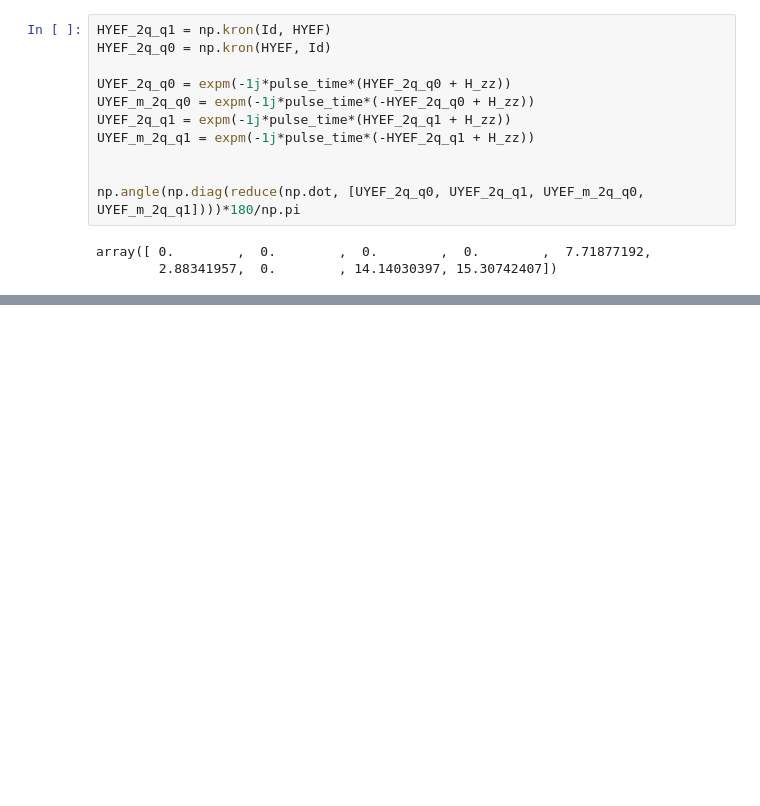
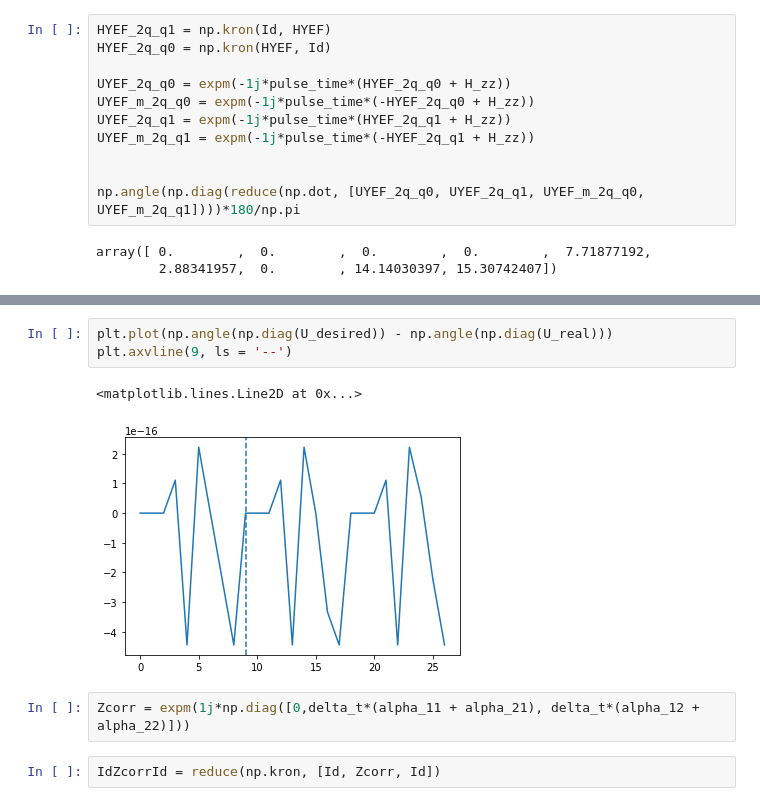
Before and after one commit to r0cketdyne/bhcalcs, a Jupyter notebook: Building a CSUM from the ZZ interaction.ipynb, the cells around one changed output, grey strips where cells are left out. Cells and saved outputs as stored; diff of their text form; blank space fills up the shorter version.

```diff
--- a/Building a CSUM from the ZZ interaction.ipynb
+++ b/Building a CSUM from the ZZ interaction.ipynb
@@ -191,0 +237,10 @@ array([ 0.        ,  0.        ,  0.        ,  0.        ,  7.71877192,
+# %%
+plt.plot(np.angle(np.diag(U_desired)) - np.angle(np.diag(U_real)))
+plt.axvline(9, ls = '--')
+# %% [output]
+<matplotlib.lines.Line2D at 0x...>
+[figure, added]
+# %%
+Zcorr = expm(1j*np.diag([0,delta_t*(alpha_11 + alpha_21), delta_t*(alpha_12 + alpha_22)]))
+# %%
+IdZcorrId = reduce(np.kron, [Id, Zcorr, Id])
```
Also changed, not shown: parts of 8 cells of this notebook, 1 other file.
